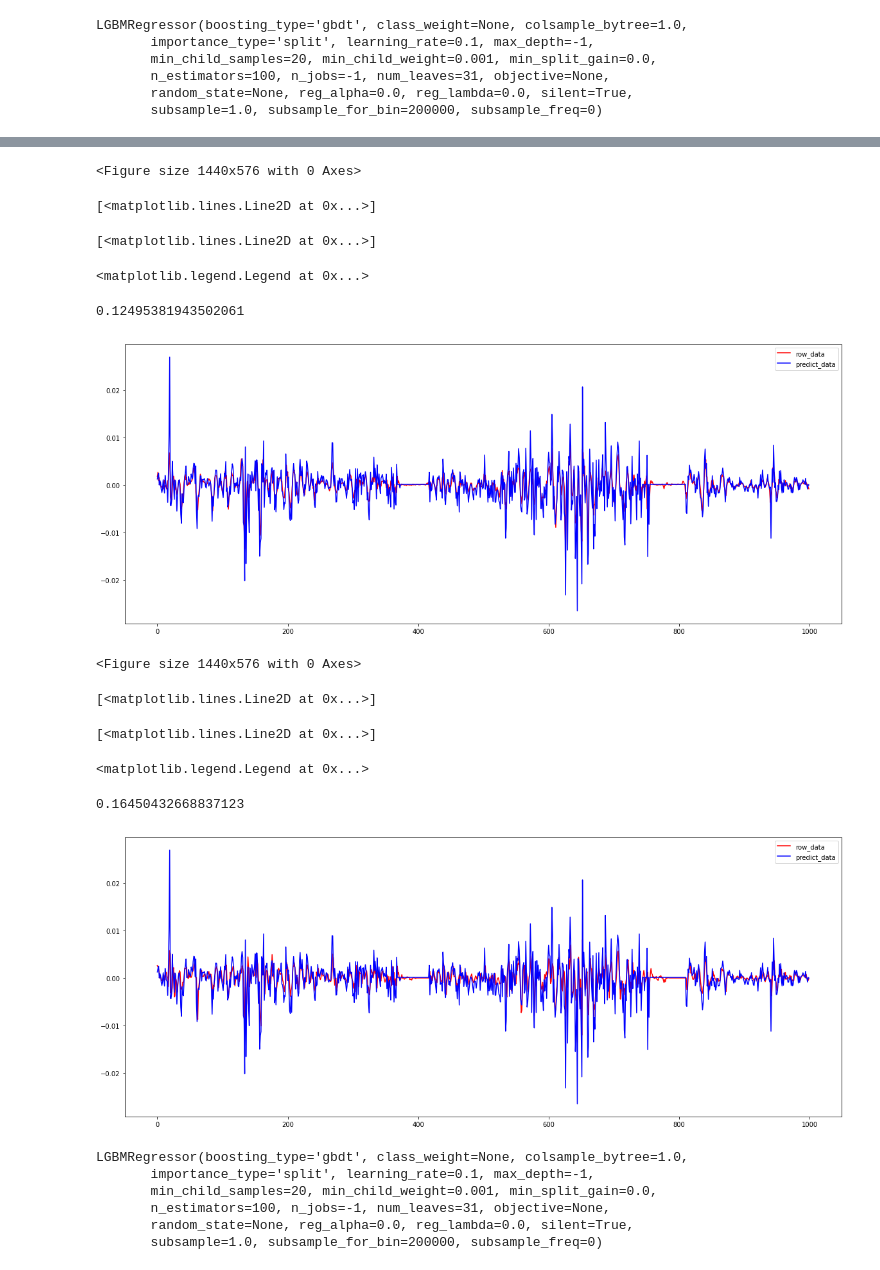
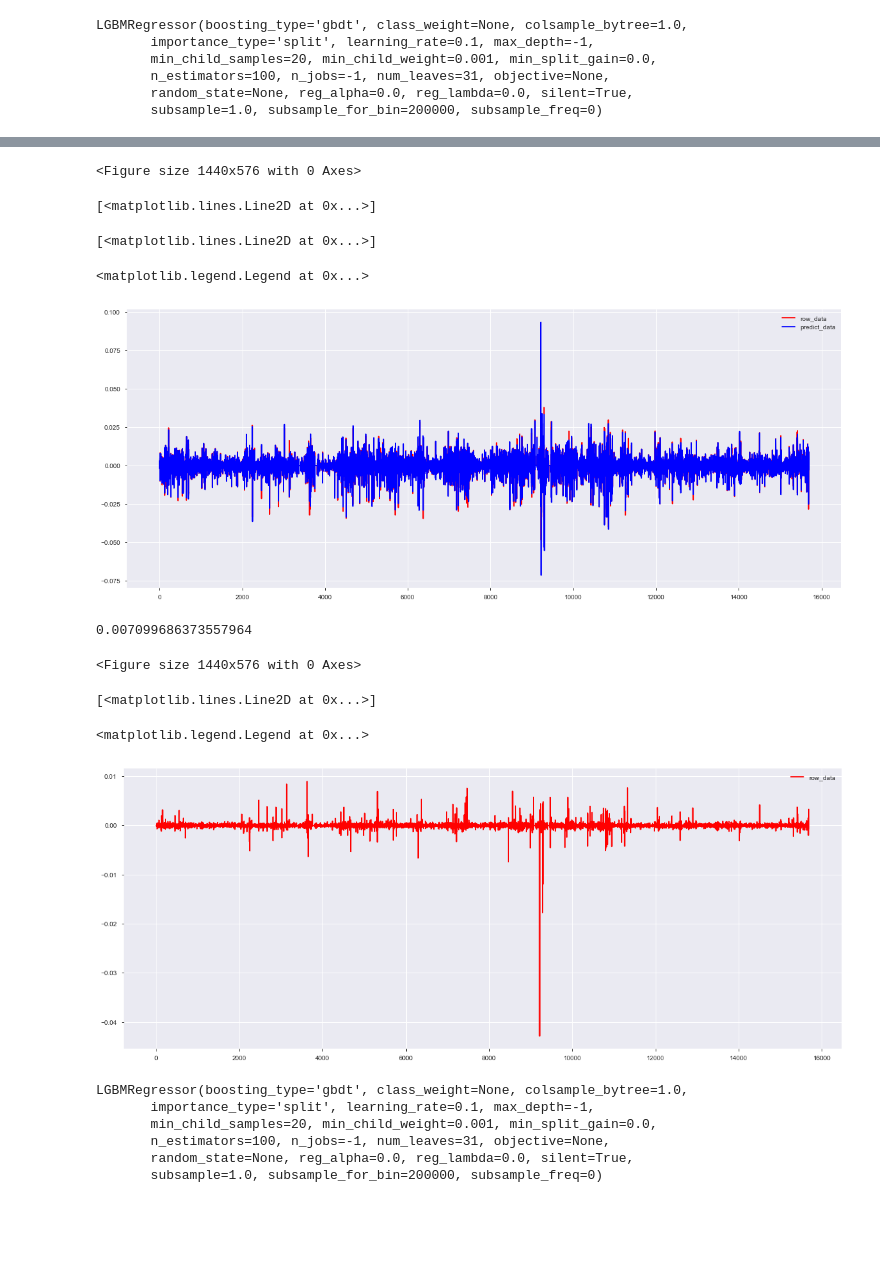
Before and after one commit to a0082273/signate_railway, a Jupyter notebook: model13.ipynb, the cells around one changed output, grey strips where cells are left out. Drawn from its saved outputs; the diff is of its cells as text; code cells hidden in the pictures; blank space fills up the shorter version.

```diff
--- a/model13.ipynb
+++ b/model13.ipynb
@@ -189,5 +144,0 @@ train
-# %%
-X_train = train.drop(['slope'], axis=1).values
-y_train = train['slope'].values
-lgb.fit(X_train, y_train)
-train_pred = lgb.predict(X_train)
@@ -298,18 +168,31 @@ summarys['D']
 # %%
 train = summarys['D']['傾き'].values
 train = pd.DataFrame({'slope': train})
+
 # for i in range(1):
 #     train[f'lag{i+1}'] = train['slope'].shift(i+1)
+#     train[f'lag{-i-1}'] = train['slope'].shift(-i-1)
 # train['dif'] = train['slope'] - train['lag1']
 # lagdif = train['dif'].shift(1)
 # train['difdif'] = train['dif'] - lagdif
 
 lag = train['slope'].shift(1)
 train['dif'] = train['slope'] - lag
-lagdif = train['dif'].shift(1)
-train['difdif'] = train['dif'] - lagdif
+# diflag = train['dif'].shift(1)
+# train['difdif'] = train['dif'] - diflag
+
+lag_inv = train['slope'].shift(-1)
+train['dif_inv'] = train['slope'] - lag_inv
+# diflag_inv = train['dif'].shift(-1)
+# train['difdif_inv'] = train['dif'] - diflag_inv
+
+train['maen'] = (lag + lag_inv)*0.5
 
 #     train[f'lag{-i-1}'] = train['slope'].shift(-i-1)
+
+# size = len(train.index)*len(train.columns)
+# eps = normal(0, 0.001, [len(train.index), len(train.columns)])
+# train = train + eps
 # %%
 train
 # %% [output]
@@ -388,7 +311,7 @@ sum((train_pred - y_train)**2)
 # %%
 plt.figure(figsize=(20, 8))
-plt.plot(range(len(y_train[3000:4000])), train_pred[3000:4000], color="r", label="row_data")
-plt.plot(range(len(y_train[3000:4000])), y_train[3000:4000], color="b", label="predict_data")
+plt.plot(range(len(y_train)), train_pred, color="r", label="row_data")
+plt.plot(range(len(y_train)), y_train, color="b", label="predict_data")
 plt.legend()
 plt.show()
 sum((train_pred - y_train)**2)
@@ -397,22 +320,18 @@ sum((train_pred - y_train)**2)
 [<matplotlib.lines.Line2D at 0x...>]
 [<matplotlib.lines.Line2D at 0x...>]
 <matplotlib.legend.Legend at 0x...>
+[figure, new version]
-0.12495381943502061
+0.007099686373557964
-[figure, old version]
 # %%
 plt.figure(figsize=(20, 8))
-plt.plot(range(len(y_train[3000:4000])), train_pred[3000:4000], color="r", label="row_data")
-plt.plot(range(len(y_train[3000:4000])), y_train[3000:4000], color="b", label="predict_data")
+plt.plot(range(len(y_train)), abs(train_pred)-abs(y_train), color="r", label="row_data")
 plt.legend()
 plt.show()
-sum((train_pred - y_train)**2)
 # %% [output]
 <Figure size 1440x576 with 0 Axes>
 [<matplotlib.lines.Line2D at 0x...>]
-[<matplotlib.lines.Line2D at 0x...>]
+<matplotlib.legend.Legend at 0x...>
-<matplotlib.legend.Legend at 0x...>
-0.16450432668837123
-[figure, old version]
+[figure, new version]
 # %%
 for no in ['A', 'B', 'C', 'D']:
     train = summarys[no]['傾き'].values
```
Also changed, not shown: parts of 26 cells of this notebook, 2 other files.
